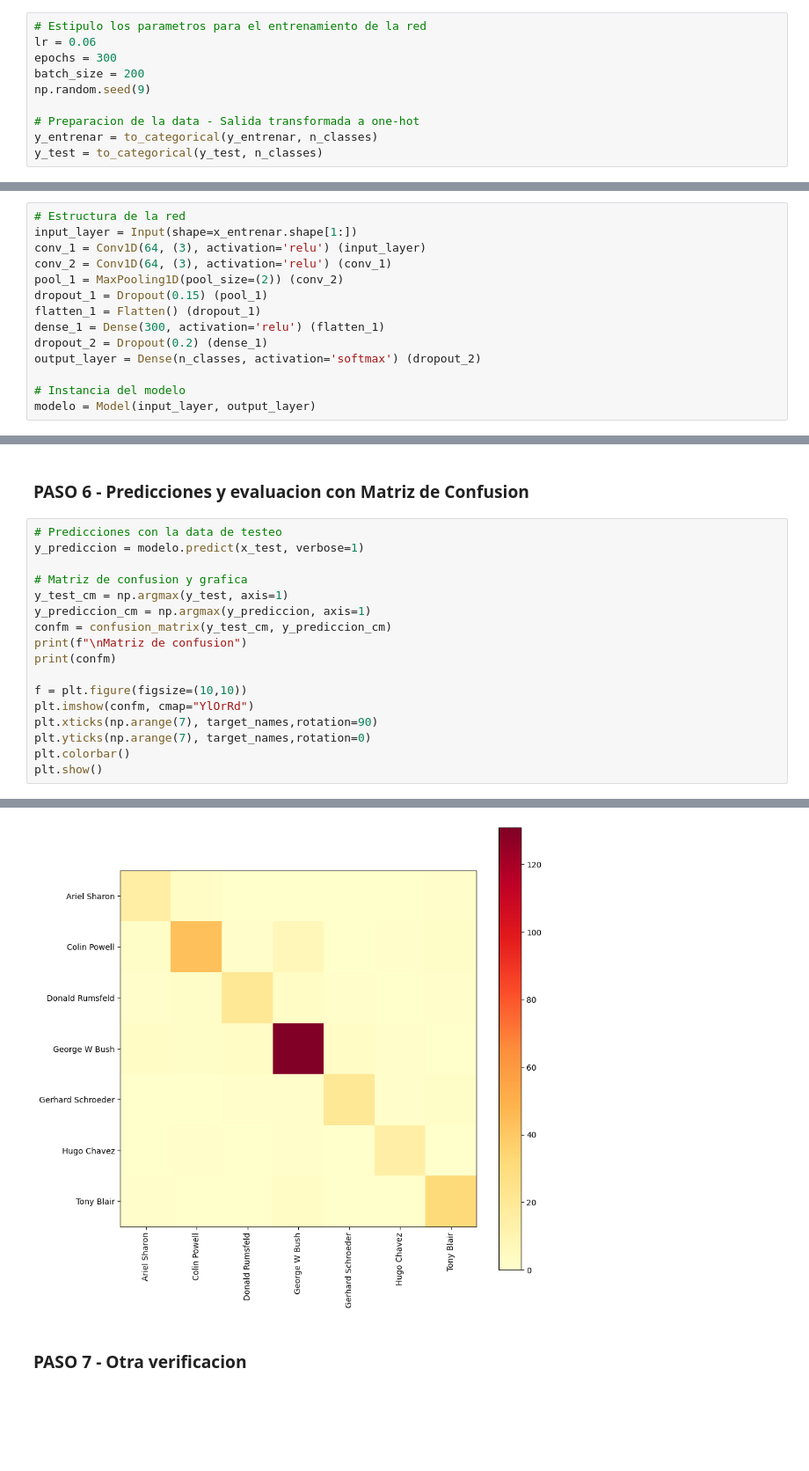
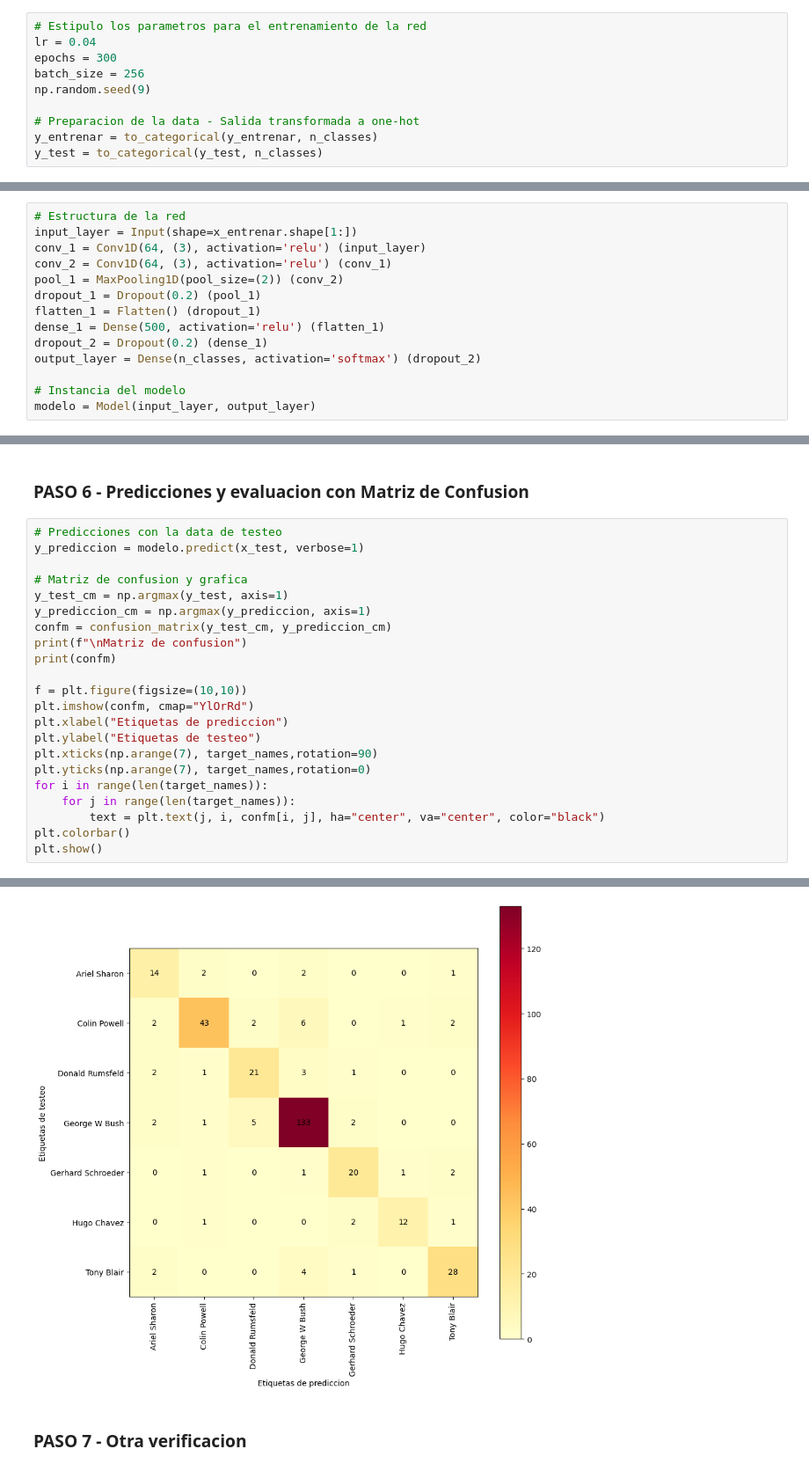
Before and after one commit to keltoi-dev/ejercicios_deep_learning, a Jupyter notebook: ejercicio_final/Fraga_2.ipynb, the cells around one changed output, grey strips where cells are left out. Shown: that part at 88% size. Drawn from its saved outputs; the diff is of its cells as text; blank space fills up the shorter version.

```diff
--- a/ejercicio_final/Fraga_2.ipynb
+++ b/ejercicio_final/Fraga_2.ipynb
@@ -110,9 +110,9 @@ Testeo: (322, 125, 94)
 ### PASO 2 - Parametros para entrenamiento y  preparacion de los datos
 # %%
 # Estipulo los parametros para el entrenamiento de la red
-lr = 0.06
+lr = 0.04
 epochs = 300
-batch_size = 200
+batch_size = 256
 np.random.seed(9)
 
 # Preparacion de la data - Salida transformada a one-hot
@@ -132,9 +132,9 @@ input_layer = Input(shape=x_entrenar.shape[1:])
 conv_1 = Conv1D(64, (3), activation='relu') (input_layer)
 conv_2 = Conv1D(64, (3), activation='relu') (conv_1)
 pool_1 = MaxPooling1D(pool_size=(2)) (conv_2)
-dropout_1 = Dropout(0.15) (pool_1)
+dropout_1 = Dropout(0.2) (pool_1)
 flatten_1 = Flatten() (dropout_1)
-dense_1 = Dense(300, activation='relu') (flatten_1)
+dense_1 = Dense(500, activation='relu') (flatten_1)
 dropout_2 = Dropout(0.2) (dense_1)
 output_layer = Dense(n_classes, activation='softmax') (dropout_2)
 
@@ -245,8 +245,13 @@ print(confm)
 
 f = plt.figure(figsize=(10,10))
 plt.imshow(confm, cmap="YlOrRd")
+plt.xlabel("Etiquetas de prediccion")
+plt.ylabel("Etiquetas de testeo")
 plt.xticks(np.arange(7), target_names,rotation=90)
 plt.yticks(np.arange(7), target_names,rotation=0)
+for i in range(len(target_names)):
+    for j in range(len(target_names)):
+        text = plt.text(j, i, confm[i, j], ha="center", va="center", color="black")
 plt.colorbar()
 plt.show()
 # %% [output]
@@ -263,3 +268,3 @@ Matriz de confusion
-[figure, old version]
+[figure, new version]
 # %% [markdown]
 ### PASO 7 - Otra verificacion
```
Also changed, not shown: parts of 8 cells of this notebook, 1 other file.
